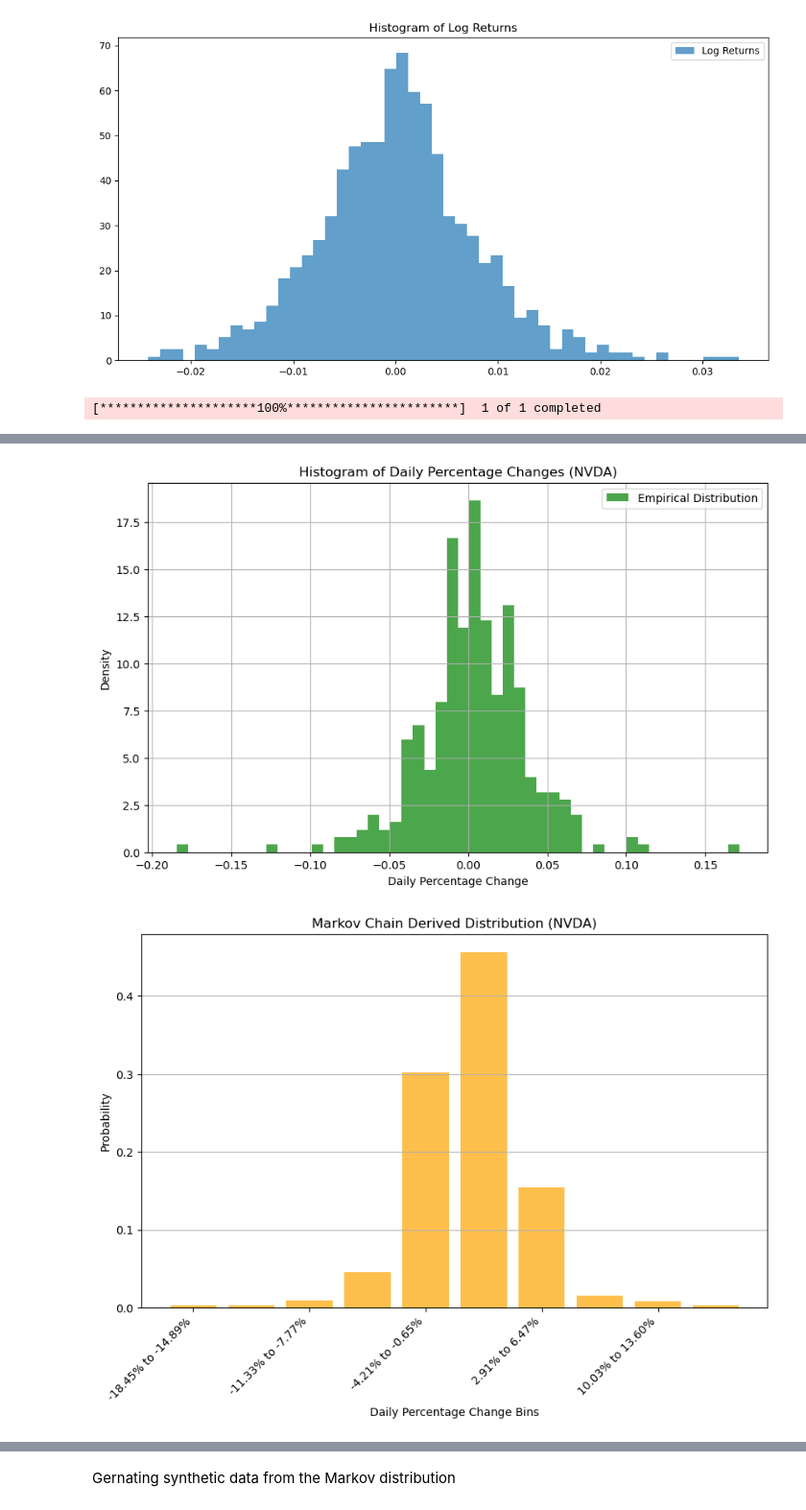
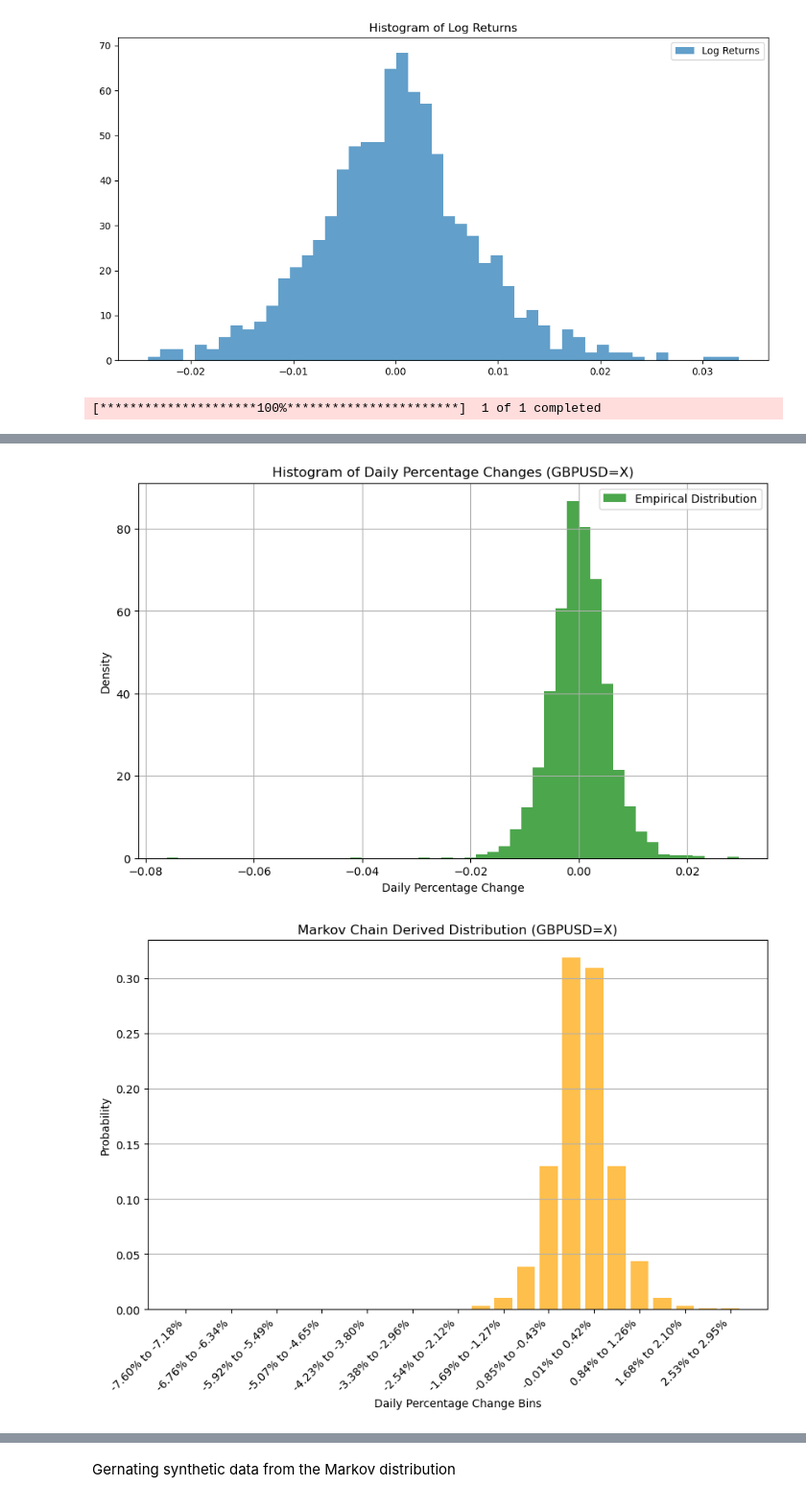
Before and after one commit to ethanlmcneil/MCMC, a Jupyter notebook: MCMC.ipynb, the cells around one changed output, grey strips where cells are left out. Shown: that part at 96% size. Cells and saved outputs as stored; diff of their text form; code cells hidden in the pictures.

```diff
--- a/MCMC.ipynb
+++ b/MCMC.ipynb
@@ -50,11 +50,13 @@ import numpy as np
 import matplotlib.pyplot as plt
 from collections import Counter
 
-start = "2020-01-01"
+start = "2010-01-01"
 mid = "2021-06-01"
 end = "2023-01-01"
 
-ticker = "NVDA"
+#ticker gbp usd
+ticker = "GBPUSD=X"
+
 data = yf.download(ticker, start, mid)
 prices = data['Close']
 
@@ -62,7 +64,7 @@ prices = data['Close']
 daily_changes = (prices.pct_change().dropna()).values
 
 
-num_bins_returns = 10
+num_bins_returns = 25
 bins_returns = np.linspace(daily_changes.min(), daily_changes.max(), num_bins_returns + 1)
 labels = [f"{bins_returns[i]:.2%} to {bins_returns[i + 1]:.2%}" for i in range(num_bins_returns)]
 states = np.digitize(daily_changes, bins_returns) - 1
@@ -124,5 +126,5 @@ plt.show()
-[figure, old version]
+[figure, new version]
-[figure, old version]
+[figure, new version]
 # %%
 returns = prices.pct_change().dropna()
 volatility = returns.rolling(window=10).std().dropna().values  # Convert to NumPy array
```
Also changed, not shown: parts of 7 cells of this notebook.
